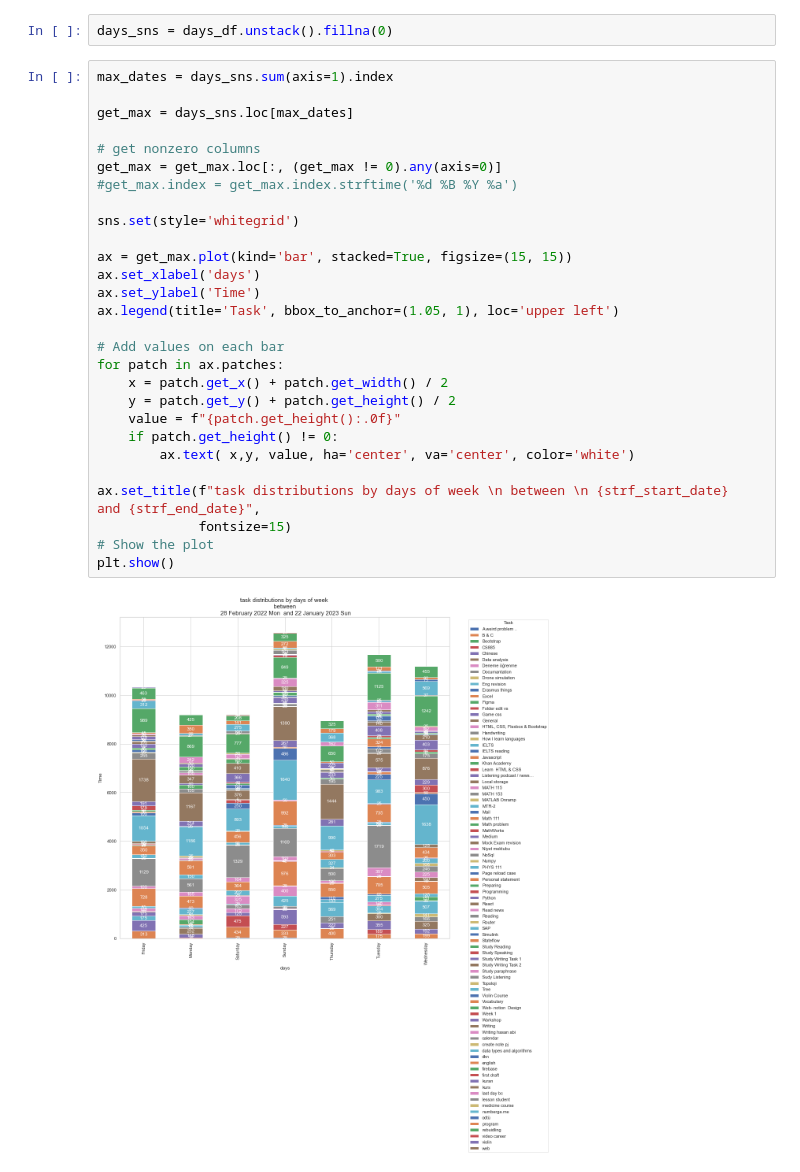
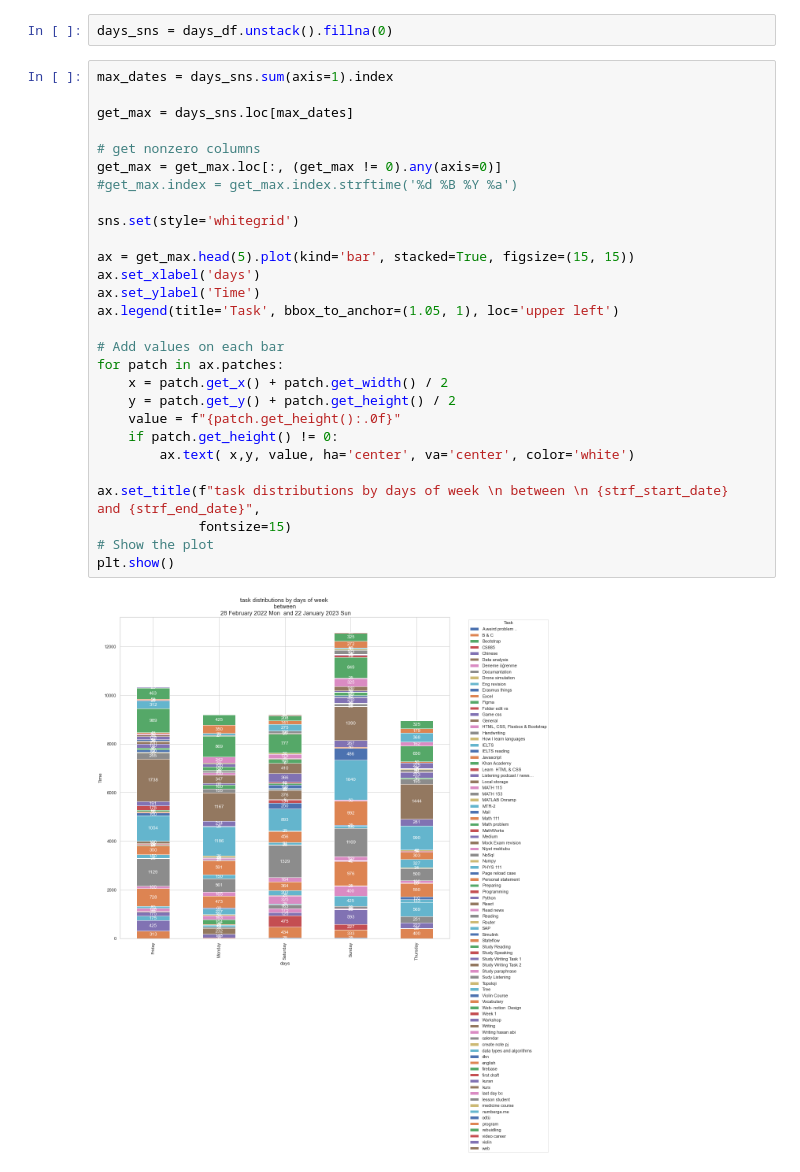
Before and after one commit to itszehrakaya/study-analysis, a Jupyter notebook: data_manipulation.ipynb, the cells around one changed output. Cells and saved outputs as stored; diff of their text form.

```diff
--- a/data_manipulation.ipynb
+++ b/data_manipulation.ipynb
@@ -332,30 +332,30 @@ days_sns = days_df.unstack().fillna(0)
 # %%
 max_dates = days_sns.sum(axis=1).index
 
 get_max = days_sns.loc[max_dates]
 
 # get nonzero columns
 get_max = get_max.loc[:, (get_max != 0).any(axis=0)]
 #get_max.index = get_max.index.strftime('%d %B %Y %a')
 
 sns.set(style='whitegrid')
 
-ax = get_max.plot(kind='bar', stacked=True, figsize=(15, 15))
+ax = get_max.head(5).plot(kind='bar', stacked=True, figsize=(15, 15))
 ax.set_xlabel('days')
 ax.set_ylabel('Time')
 ax.legend(title='Task', bbox_to_anchor=(1.05, 1), loc='upper left')
 
 # Add values on each bar
 for patch in ax.patches:
     x = patch.get_x() + patch.get_width() / 2
     y = patch.get_y() + patch.get_height() / 2
     value = f"{patch.get_height():.0f}"
     if patch.get_height() != 0:
         ax.text( x,y, value, ha='center', va='center', color='white')
 
 ax.set_title(f"task distributions by days of week \n between \n {strf_start_date}  and {strf_end_date}",
              fontsize=15)
 # Show the plot
 plt.show()
 # %% [output]
-[figure, old version]
+[figure, new version]
```
